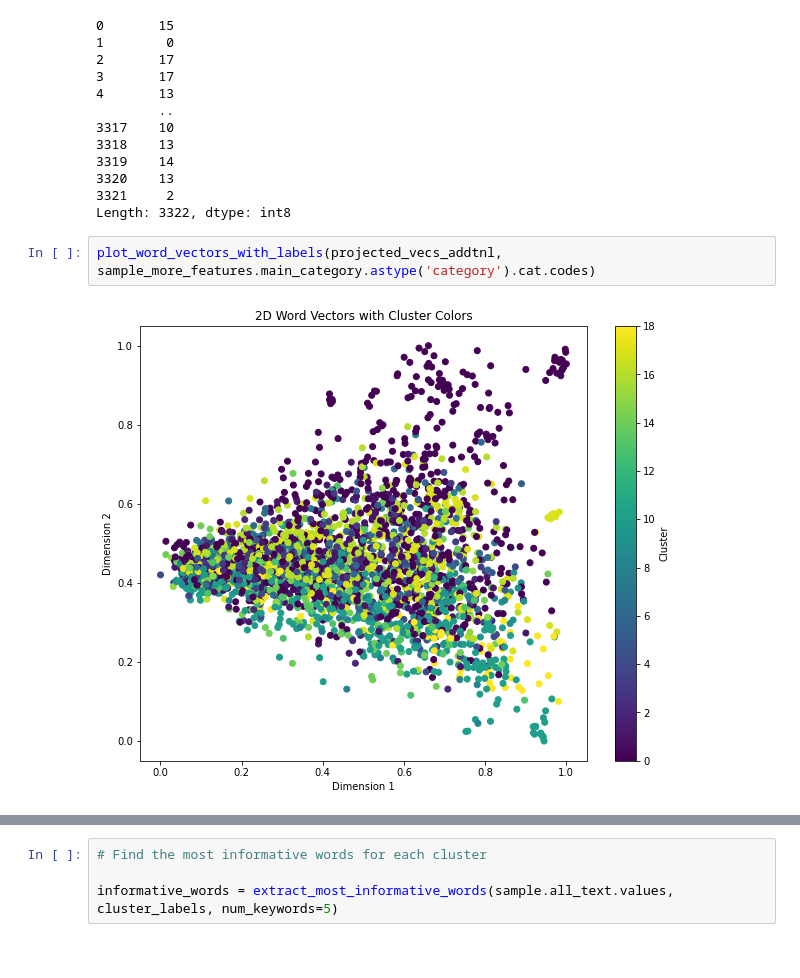
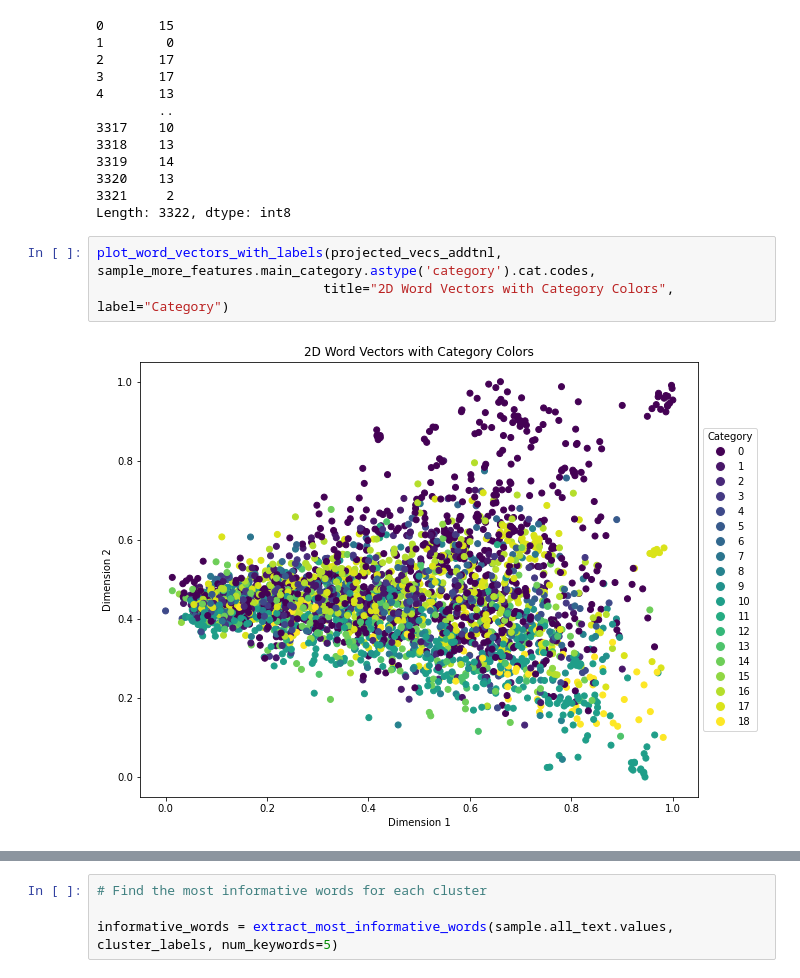
Before and after one commit to liamge/QuilityProject, a Jupyter notebook: notebook/Exploratory Analysis.ipynb, the cells around one changed output, grey strips where cells are left out. Saved outputs shown, nothing was run; the diff lists cells and outputs as text.

```diff
--- a/notebook/Exploratory Analysis.ipynb
+++ b/notebook/Exploratory Analysis.ipynb
@@ -321,7 +323,8 @@ sample_more_features.main_category.astype('category').cat.codes
 3321     2
 Length: 3322, dtype: int8
 # %%
-plot_word_vectors_with_labels(projected_vecs_addtnl, sample_more_features.main_category.astype('category').cat.codes)
+plot_word_vectors_with_labels(projected_vecs_addtnl, sample_more_features.main_category.astype('category').cat.codes,
+                             title="2D Word Vectors with Category Colors", label="Category")
 # %% [output]
-[figure, old version]
+[figure, new version]
 # %%
```
Also changed, not shown: parts of 10 cells of this notebook, 9 other files.
